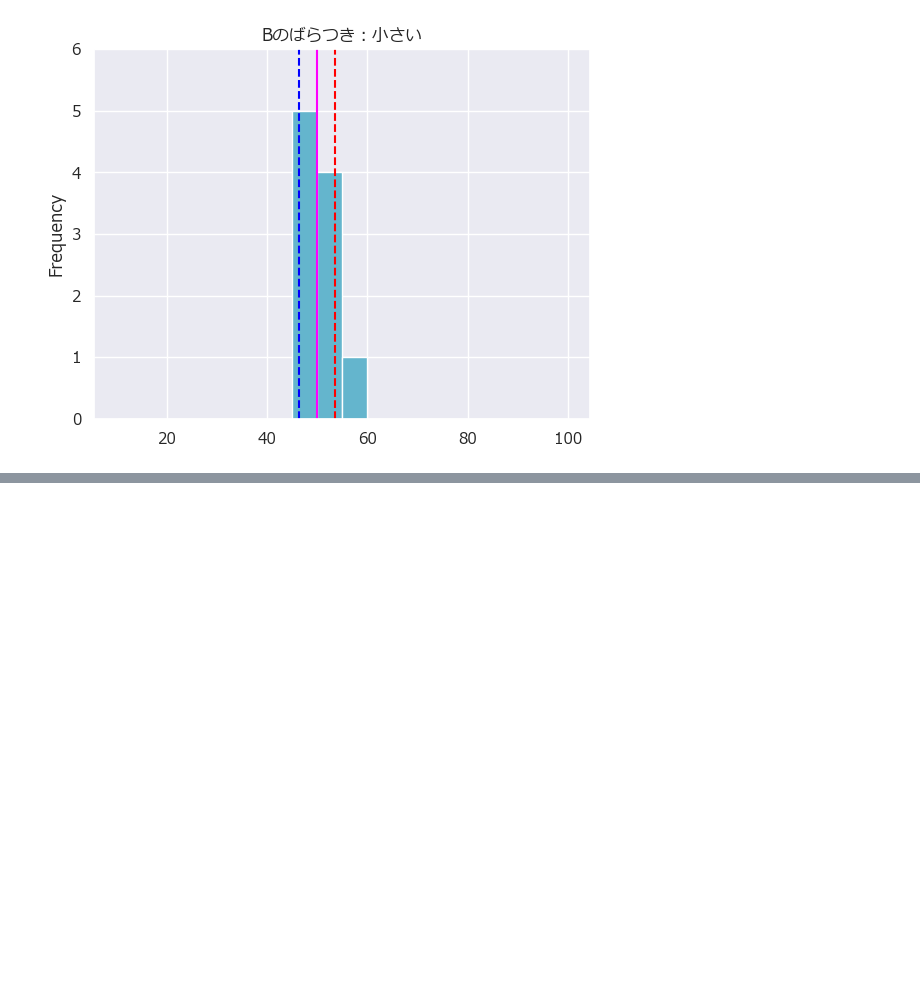
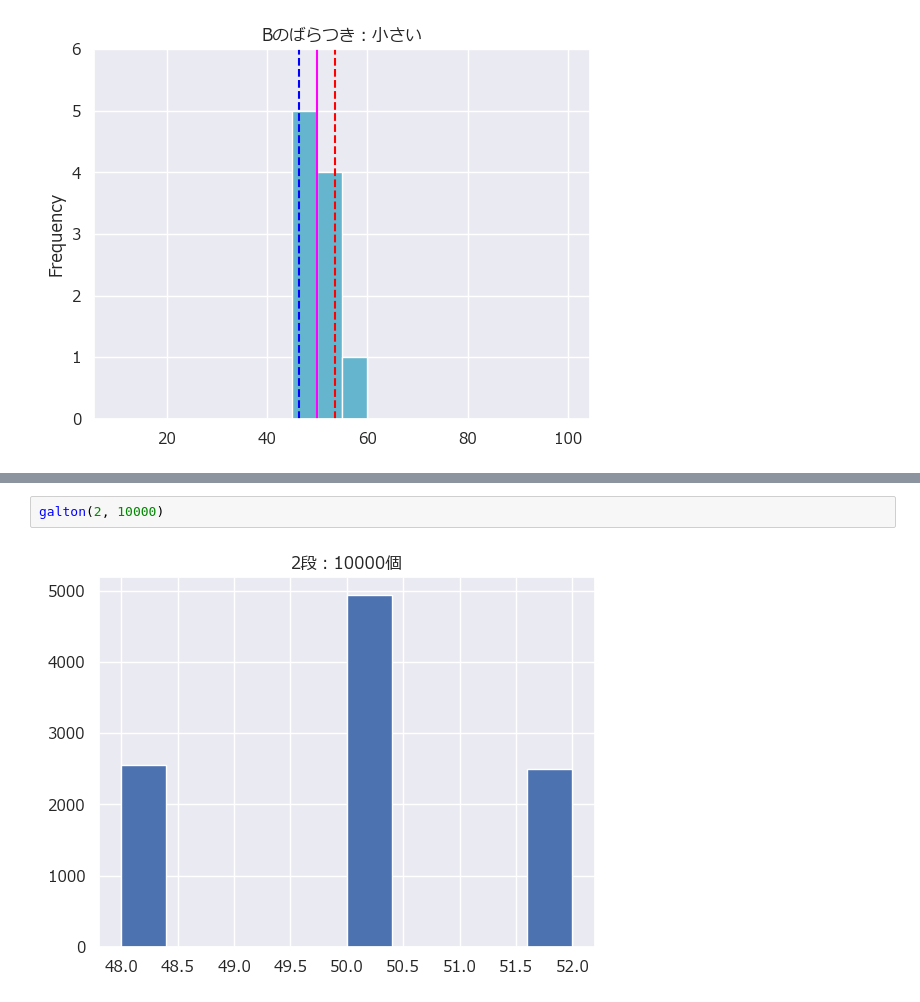
Before and after one commit to kaomatsu8888/Data_Analytics_Practice, a Jupyter notebook: chap005.ipynb, the cells around one changed output, grey strips where cells are left out. Saved outputs shown, nothing was run; the diff lists cells and outputs as text; blank space fills up the shorter version.

```diff
--- a/chap005.ipynb
+++ b/chap005.ipynb
@@ -87,0 +125,4 @@ plt.show()
+# %%
+galton(2, 10000)
+# %% [output]
+[figure, added]
```
Also changed, not shown: parts of 12 cells of this notebook, 2 other files.
